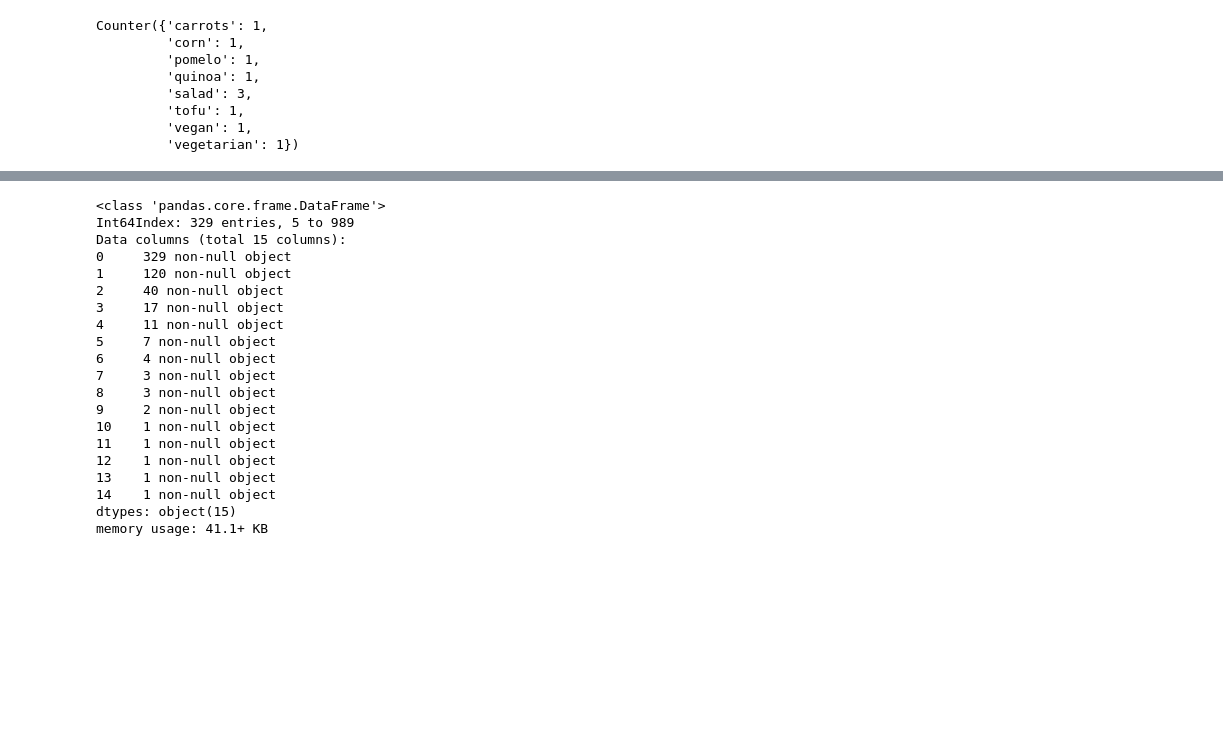
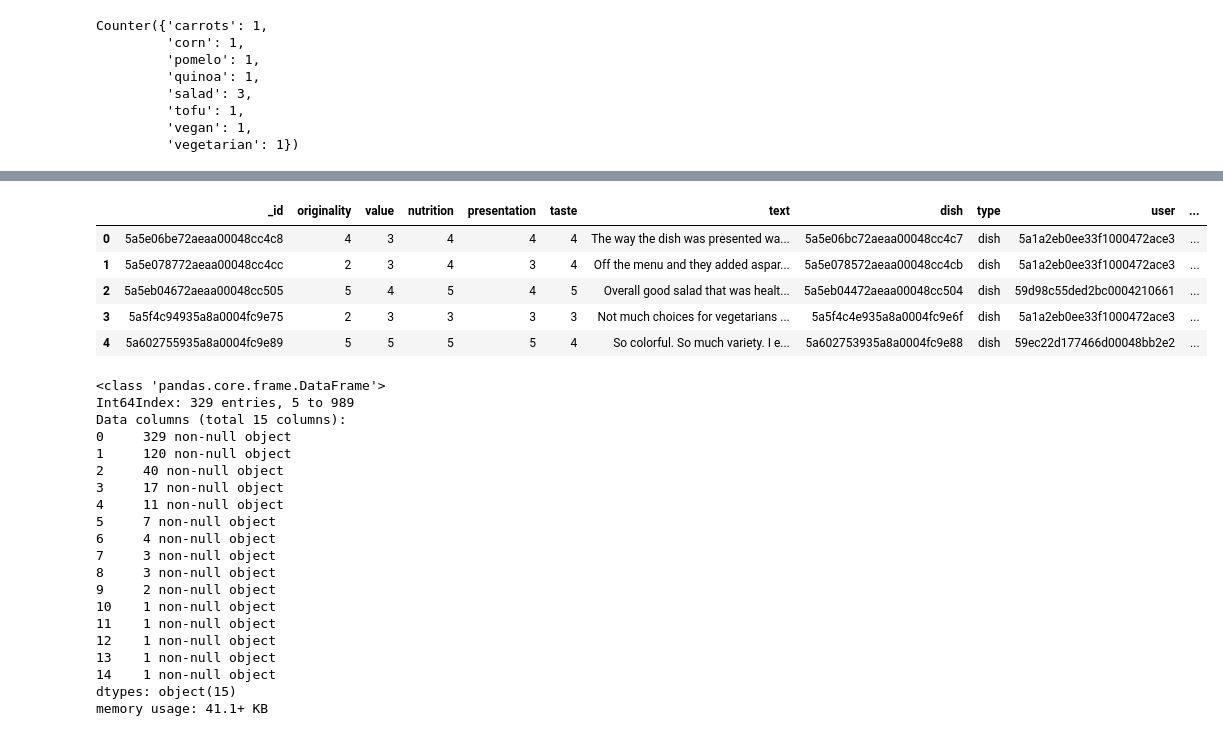
Before and after one commit to ravi-gopalan/DAND_Data_Wrangling, a Jupyter notebook: post_training_processing.ipynb, the cells around one changed output, grey strips where cells are left out. Saved outputs shown, nothing was run; the diff lists cells and outputs as text; code cells hidden in the pictures; blank space fills up the shorter version.

```diff
--- a/post_training_processing.ipynb
+++ b/post_training_processing.ipynb
@@ -490,5 +492,7 @@ Counter({'carrots': 1,
 ent_list = []
 for doc in eval_reviews['text']:
 #  displacy.render(nlp(doc),'ent',jupyter=True)
-#  ent_list.append(Counter(sorted([ent.ent_id_ for ent in nlp(doc).ents])))
- ent_list.append([ent.text for ent in nlp(doc).ents if ent.ent_id_ == ''])
+  ent_list.append([k  for k in Counter(sorted([(ent.ent_id_) for ent in nlp(doc).ents if ent.ent_id_ != ''])).keys()])
+#ent_list.append([ent.text for ent in nlp(doc).ents if ent.ent_id_ == ''])
+
+ent_list[-5:]
@@ -494,0 +519,2 @@ for doc in eval_reviews['text']:
+# %%
+df_entities = pd.DataFrame(pd.Series(ent_list),columns=['entities'])
@@ -494,0 +571,11 @@ for doc in eval_reviews['text']:
+# %%
+eval_new_df = pd.concat([eval_reviews.reset_index(drop=True), df_entities],axis=1,ignore_index=True)
+eval_new_df.columns = list(eval_reviews.columns) + list(df_entities.columns)
+eval_new_df.head()
+# %% [output]
+|  | _id | originality | value | nutrition | presentation | taste | text | dish | type | user | ... |
+| 0 | 5a5e06be72aeaa00048cc4c8 | 4 | 3 | 4 | 4 | 4 | The way the dish was presented wa... | 5a5e06bc72aeaa00048cc4c7 | dish | 5a1a2eb0ee33f1000472ace3 | ... |
+| 1 | 5a5e078772aeaa00048cc4cc | 2 | 3 | 4 | 3 | 4 | Off the menu and they added aspar... | 5a5e078572aeaa00048cc4cb | dish | 5a1a2eb0ee33f1000472ace3 | ... |
+| 2 | 5a5eb04672aeaa00048cc505 | 5 | 4 | 5 | 4 | 5 | Overall good salad that was healt... | 5a5eb04472aeaa00048cc504 | dish | 59d98c55ded2bc0004210661 | ... |
+| 3 | 5a5f4c94935a8a0004fc9e75 | 2 | 3 | 3 | 3 | 3 | Not much choices for vegetarians ... | 5a5f4c4e935a8a0004fc9e6f | dish | 5a1a2eb0ee33f1000472ace3 | ... |
+| 4 | 5a602755935a8a0004fc9e89 | 5 | 5 | 5 | 5 | 4 | So colorful. So much variety. I e... | 5a602753935a8a0004fc9e88 | dish | 59ec22d177466d00048bb2e2 | ... |
```
Also changed, not shown: parts of 16 cells of this notebook.
